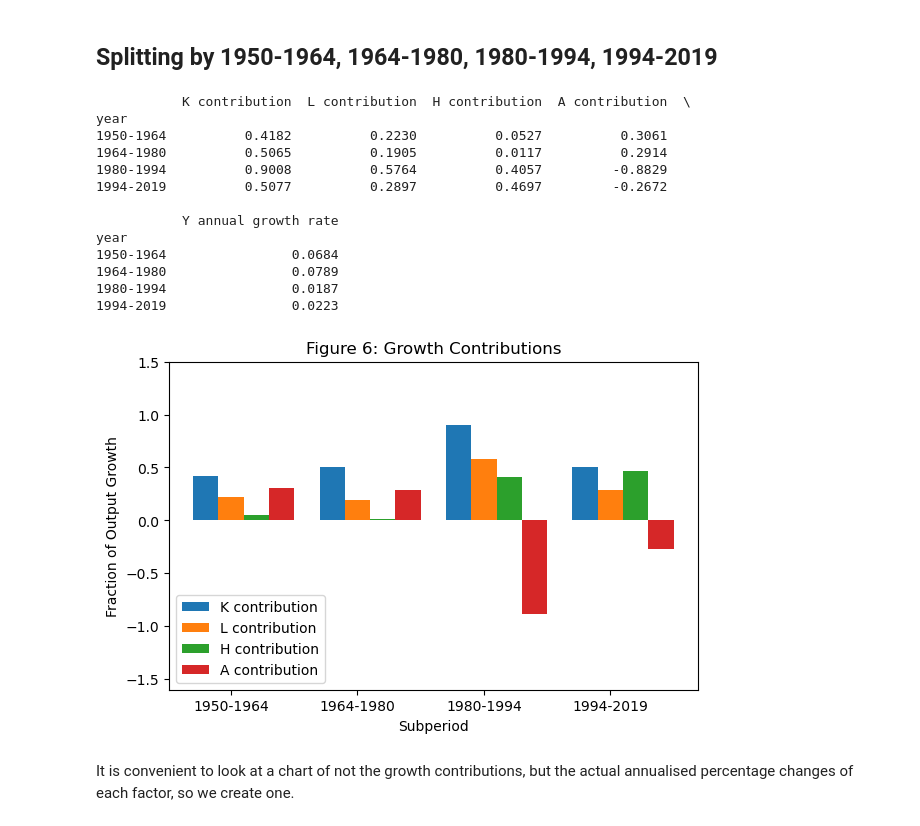
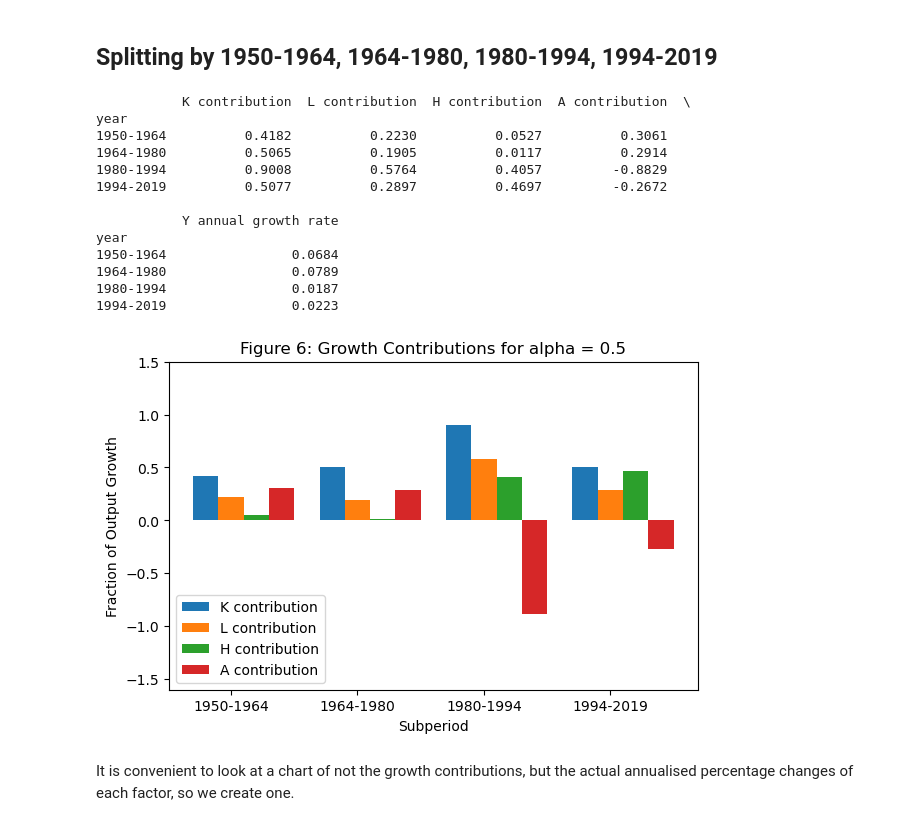
Before and after one commit to Jessie-Fung/ec2b1-brazil, a Jupyter notebook: code/main_code.ipynb, the cells around one changed output. Saved outputs shown, nothing was run; the diff lists cells and outputs as text; code cells hidden in the pictures.

```diff
--- a/code/main_code.ipynb
+++ b/code/main_code.ipynb
@@ -656,35 +656,35 @@ fig, ax2 = plt.subplots(layout='constrained', figsize=(6, 4))
 for factor, contr in df_period_contr.drop(columns = "Y annual growth rate").to_dict("list").items():
 # offset bars so they don't overlap
     offset = width * multiplier
     rects = ax2.bar(x + offset, contr, width, label=factor)
 # offset future bars more every time we add a new bar
     multiplier += 1
 
 # Add labels, title, custom x-axis tick labels, legend, and set min and max y-axis values
-ax2.set_title('Figure 6: Growth Contributions')
+ax2.set_title('Figure 6: Growth Contributions for alpha = 0.5')
 ax2.set_xlabel('Subperiod')
 ax2.set_ylabel('Fraction of Output Growth')
 ax2.set_xticks(x + width, period_intvls)
 ax2.legend(loc='lower left', ncols=1)
 ax2.set_ylim(-1.6, 1.5)
 
 # Save the figure
 plt.savefig("../figures/Figure 6.png", dpi=300, bbox_inches='tight')
 # %% [output]
            K contribution  L contribution  H contribution  A contribution  \
 year
 1950-1964          0.4182          0.2230          0.0527          0.3061
 1964-1980          0.5065          0.1905          0.0117          0.2914
 1980-1994          0.9008          0.5764          0.4057         -0.8829
 1994-2019          0.5077          0.2897          0.4697         -0.2672
 
            Y annual growth rate
 year
 1950-1964                0.0684
 1964-1980                0.0789
 1980-1994                0.0187
 1994-2019                0.0223
-[figure, old version]
+[figure, new version]
 # %% [markdown]
 It is convenient to look at a chart of not the growth contributions, but the actual annualised percentage changes of each factor, so we create one.
 # %%
```
Also changed, not shown: parts of 1 cell of this notebook, 4 other files.
